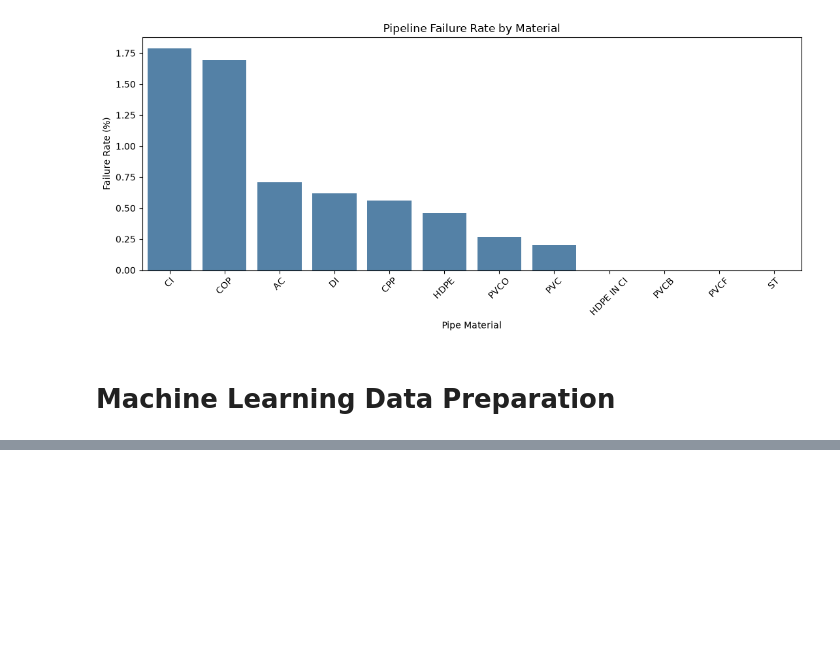
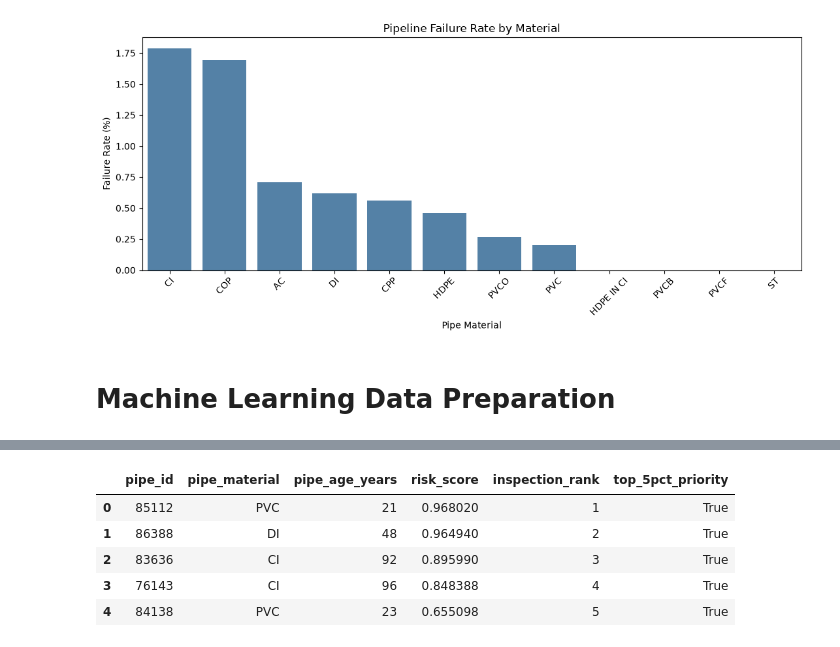
Before and after one commit to ShaimaaAlali8/PipeGuard-AI, a Jupyter notebook: PipeGuard_AI_Project.ipynb, the cells around one changed output, grey strips where cells are left out. Cells and saved outputs as stored; diff of their text form; code cells hidden in the pictures; blank space fills up the shorter version.

```diff
--- a/PipeGuard_AI_Project.ipynb
+++ b/PipeGuard_AI_Project.ipynb
@@ -522,0 +690,18 @@ plt.show()
+# %%
+# Split the dataset chronologically
+
+train_df = df_model[
+    df_model["assessment_date"].dt.year <= 2023
+].copy()
+
+val_df = df_model[
+    df_model["assessment_date"].dt.year == 2024
+].copy()
+
+test_df = df_model[
+    df_model["assessment_date"].dt.year == 2025
+].copy()
+
+print("Training:", train_df.shape)
+print("Validation:", val_df.shape)
+print("Testing:", test_df.shape)
@@ -522,0 +1685,58 @@ plt.show()
+# %%
+# Create the dataset for the Streamlit website
+
+# Copy the 2025 pipeline assessments
+app_df = test_df.drop(
+    columns=["failure_next_12_months"]
+).copy()
+
+# Check that each pipeline appears only once
+assert not app_df["pipe_id"].duplicated().any()
+
+# Generate experimental risk scores
+app_df["risk_score"] = loaded_model.predict_proba(
+    app_df[loaded_features]
+)[:, 1]
+
+# Rank pipelines from highest to lowest risk
+app_df = app_df.sort_values(
+    by=["risk_score", "pipe_id"],
+    ascending=[False, True]
+).reset_index(drop=True)
+
+# Assign inspection priority rankings
+app_df["inspection_rank"] = np.arange(1, len(app_df) + 1)
+
+# Identify the highest-risk 5%
+top_n = int(np.ceil(len(app_df) * 0.05))
+
+app_df["top_5pct_priority"] = (
+    app_df["inspection_rank"] <= top_n
+)
+
+# Save the application dataset
+app_df.to_csv(
+    "DATA/pipeguard_app_data.csv.gz",
+    index=False,
+    compression="gzip"
+)
+
+# Verify the results
+print("Application dataset created successfully!")
+print("Total records:", len(app_df))
+print("Unique pipelines:", app_df["pipe_id"].nunique())
+print("Top 5% priority pipelines:", app_df["top_5pct_priority"].sum())
+
+display(
+    app_df[
+        [
+            "pipe_id",
+            "pipe_material",
+            "pipe_age_years",
+            "risk_score",
+            "inspection_rank",
+            "top_5pct_priority"
+        ]
+    ].head()
+)
+# %% [output]
@@ -522,0 +1747,6 @@ plt.show()
+|  | pipe_id | pipe_material | pipe_age_years | risk_score | inspection_rank | top_5pct_priority |
+| 0 | 85112 | PVC | 21 | 0.968020 | 1 | True |
+| 1 | 86388 | DI | 48 | 0.964940 | 2 | True |
+| 2 | 83636 | CI | 92 | 0.895990 | 3 | True |
+| 3 | 76143 | CI | 96 | 0.848388 | 4 | True |
+| 4 | 84138 | PVC | 23 | 0.655098 | 5 | True |
```
Also changed, not shown: parts of 43 cells of this notebook, 4 other files.
